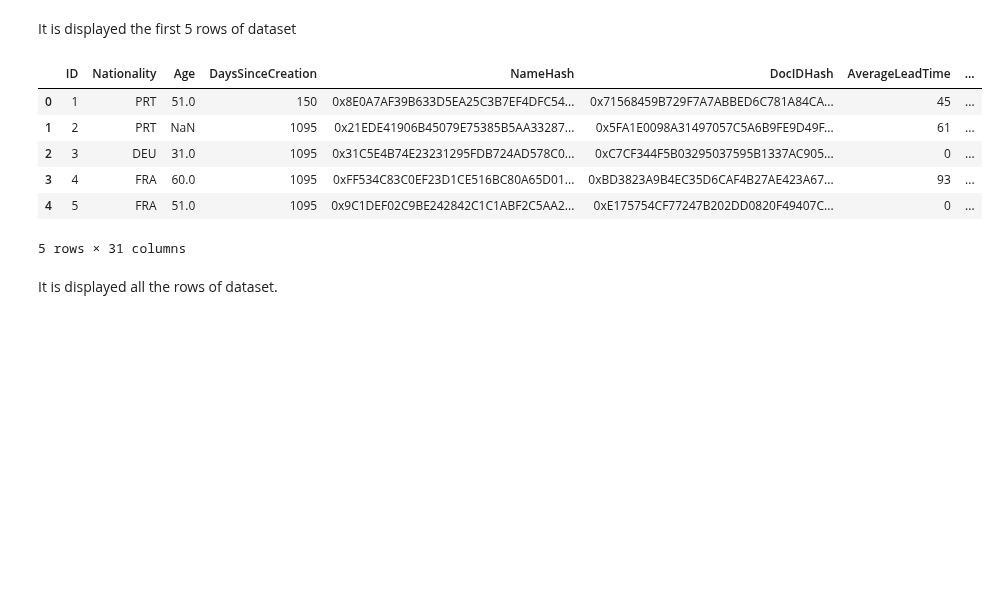
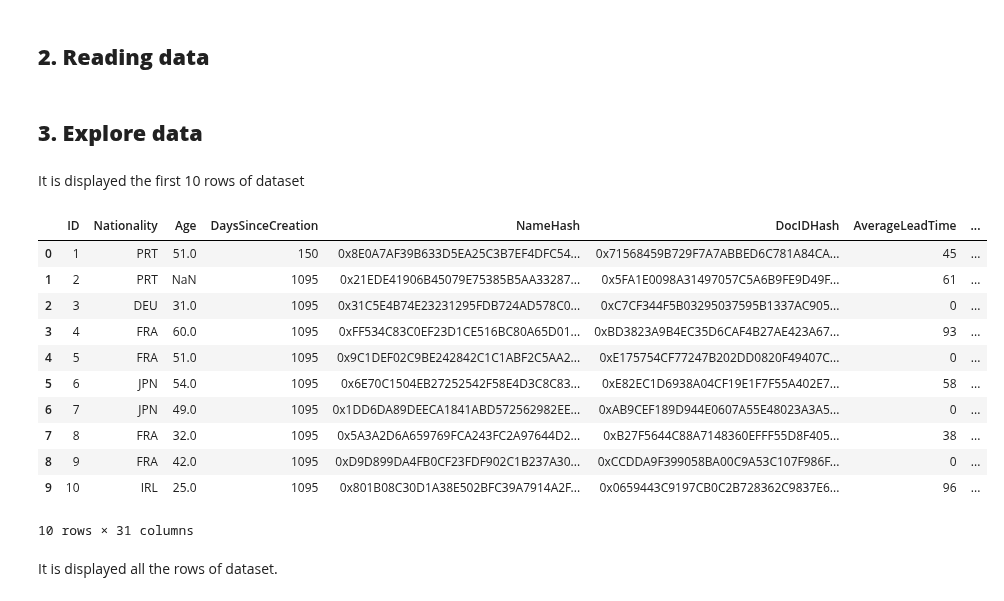
Before and after one commit to iremirezdeganuza72/Cohort_Analysis, a Jupyter notebook: Cohort analysis and segmentation.ipynb, the cells around one changed output. Cells and saved outputs as stored; diff of their text form; code cells hidden in the pictures; blank space fills up the shorter version.

```diff
--- a/Cohort analysis and segmentation.ipynb
+++ b/Cohort analysis and segmentation.ipynb
@@ -8,20 +10,29 @@ import datetime as dt
 import seaborn as sns
 import os
 import openpyxl
+# %% [markdown]
+## **2. Reading data**
 # %%
 df = pd.read_excel("HotelCustomersDataset.xlsx")
+# %% [markdown]
+## **3. Explore data**
 # %% [markdown]
-It is displayed the first 5 rows of dataset
+It is displayed the first 10 rows of dataset
 # %%
-df.head()
+df.head(10)
 # %% [output]
 |  | ID | Nationality | Age | DaysSinceCreation | NameHash | DocIDHash | AverageLeadTime | ... |
 | 0 | 1 | PRT | 51.0 | 150 | 0x8E0A7AF39B633D5EA25C3B7EF4DFC54... | 0x71568459B729F7A7ABBED6C781A84CA... | 45 | ... |
 | 1 | 2 | PRT | NaN | 1095 | 0x21EDE41906B45079E75385B5AA33287... | 0x5FA1E0098A31497057C5A6B9FE9D49F... | 61 | ... |
 | 2 | 3 | DEU | 31.0 | 1095 | 0x31C5E4B74E23231295FDB724AD578C0... | 0xC7CF344F5B03295037595B1337AC905... | 0 | ... |
 | 3 | 4 | FRA | 60.0 | 1095 | 0xFF534C83C0EF23D1CE516BC80A65D01... | 0xBD3823A9B4EC35D6CAF4B27AE423A67... | 93 | ... |
 | 4 | 5 | FRA | 51.0 | 1095 | 0x9C1DEF02C9BE242842C1C1ABF2C5AA2... | 0xE175754CF77247B202DD0820F49407C... | 0 | ... |
+| 5 | 6 | JPN | 54.0 | 1095 | 0x6E70C1504EB27252542F58E4D3C8C83... | 0xE82EC1D6938A04CF19E1F7F55A402E7... | 58 | ... |
+| 6 | 7 | JPN | 49.0 | 1095 | 0x1DD6DA89DEECA1841ABD572562982EE... | 0xAB9CEF189D944E0607A55E48023A3A5... | 0 | ... |
+| 7 | 8 | FRA | 32.0 | 1095 | 0x5A3A2D6A659769FCA243FC2A97644D2... | 0xB27F5644C88A7148360EFFF55D8F405... | 38 | ... |
+| 8 | 9 | FRA | 42.0 | 1095 | 0xD9D899DA4FB0CF23FDF902C1B237A30... | 0xCCDDA9F399058BA00C9A53C107F986F... | 0 | ... |
+| 9 | 10 | IRL | 25.0 | 1095 | 0x801B08C30D1A38E502BFC39A7914A2F... | 0x0659443C9197CB0C2B728362C9837E6... | 96 | ... |
-5 rows × 31 columns
+10 rows × 31 columns
 # %% [markdown]
 It is displayed all the rows of dataset.
 # %%
```
Also changed, not shown: parts of 11 cells of this notebook.
